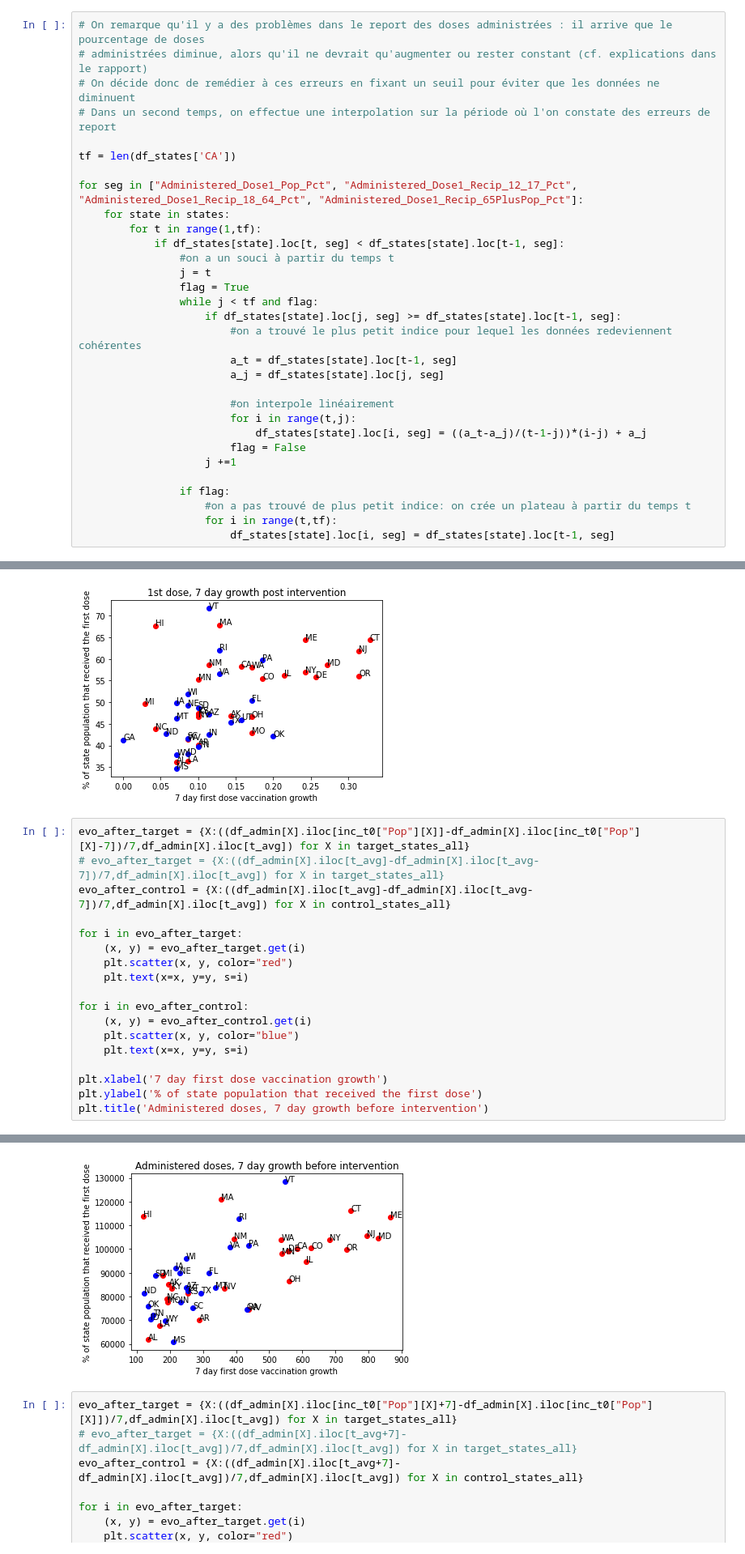
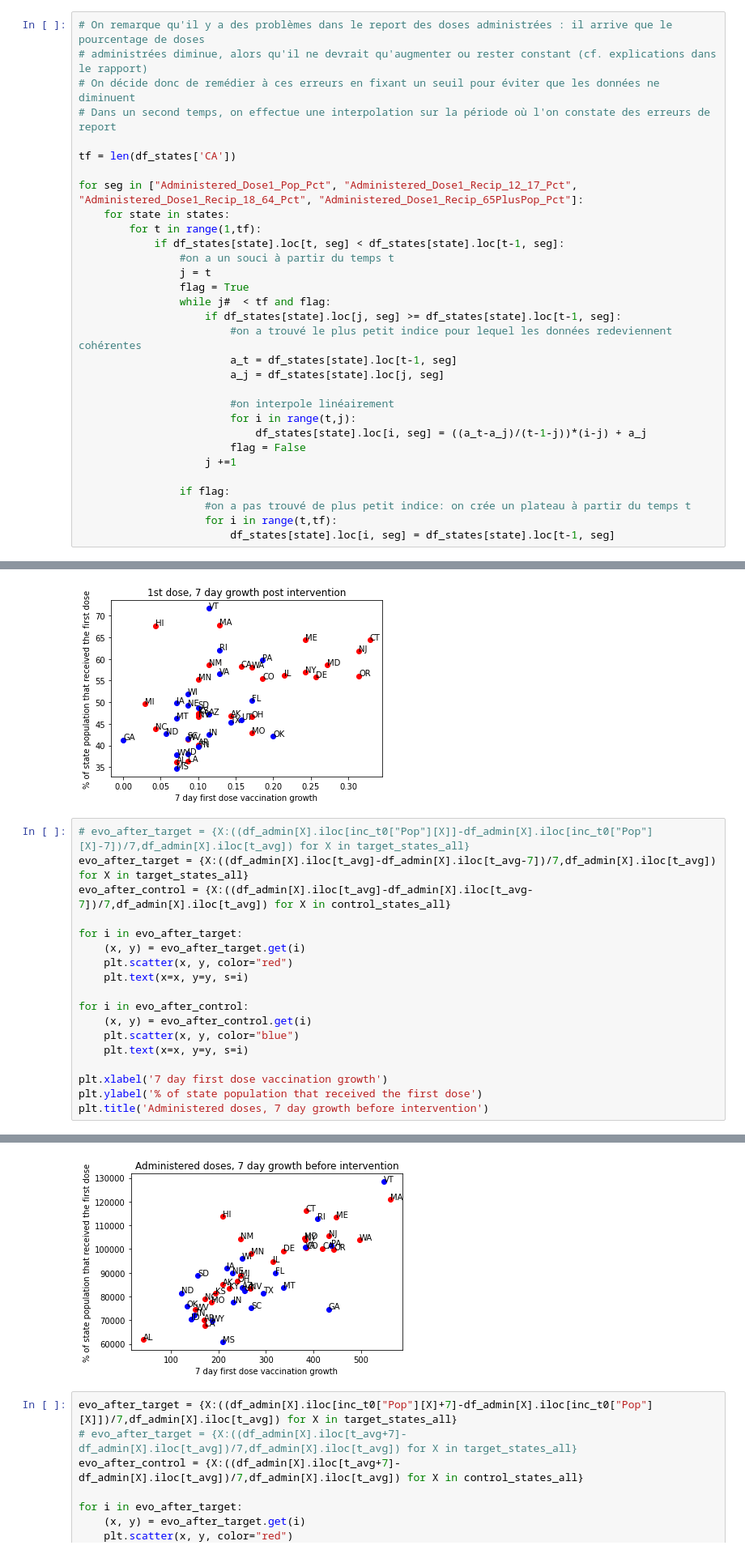
Before and after one commit to LucasLeforestier/IncentivesCovid, a Jupyter notebook: state_situation.ipynb, the cells around one changed output, grey strips where cells are left out. Shown at 81% size. Drawn from its saved outputs; the diff is of its cells as text.

```diff
--- a/state_situation.ipynb
+++ b/state_situation.ipynb
@@ -49,7 +49,7 @@ for seg in ["Administered_Dose1_Pop_Pct", "Administered_Dose1_Recip_12_17_Pct",
                 #on a un souci à partir du temps t
                 j = t
                 flag = True
-                while j < tf and flag:
+                while j#  < tf and flag:
                     if df_states[state].loc[j, seg] >= df_states[state].loc[t-1, seg]:
                         #on a trouvé le plus petit indice pour lequel les données redeviennent cohérentes
                         a_t = df_states[state].loc[t-1, seg]
@@ -187,26 +187,26 @@ plt.title('1st dose, 7 day growth post intervention')
 Text(0.5, 1.0, '1st dose, 7 day growth post intervention')
 [figure]
 # %%
-evo_after_target = {X:((df_admin[X].iloc[inc_t0["Pop"][X]]-df_admin[X].iloc[inc_t0["Pop"][X]-7])/7,df_admin[X].iloc[t_avg]) for X in target_states_all}
-# evo_after_target = {X:((df_admin[X].iloc[t_avg]-df_admin[X].iloc[t_avg-7])/7,df_admin[X].iloc[t_avg]) for X in target_states_all}
+# evo_after_target = {X:((df_admin[X].iloc[inc_t0["Pop"][X]]-df_admin[X].iloc[inc_t0["Pop"][X]-7])/7,df_admin[X].iloc[t_avg]) for X in target_states_all}
+evo_after_target = {X:((df_admin[X].iloc[t_avg]-df_admin[X].iloc[t_avg-7])/7,df_admin[X].iloc[t_avg]) for X in target_states_all}
 evo_after_control = {X:((df_admin[X].iloc[t_avg]-df_admin[X].iloc[t_avg-7])/7,df_admin[X].iloc[t_avg]) for X in control_states_all}
 
 for i in evo_after_target:
     (x, y) = evo_after_target.get(i)
     plt.scatter(x, y, color="red")
     plt.text(x=x, y=y, s=i)
 
 for i in evo_after_control:
     (x, y) = evo_after_control.get(i)
     plt.scatter(x, y, color="blue")
     plt.text(x=x, y=y, s=i)
 
 plt.xlabel('7 day first dose vaccination growth')
 plt.ylabel('% of state population that received the first dose')
 plt.title('Administered doses, 7 day growth before intervention')
 # %% [output]
 Text(0.5, 1.0, 'Administered doses, 7 day growth before intervention')
-[figure, old version]
+[figure, new version]
 # %%
 evo_after_target = {X:((df_admin[X].iloc[inc_t0["Pop"][X]+7]-df_admin[X].iloc[inc_t0["Pop"][X]])/7,df_admin[X].iloc[t_avg]) for X in target_states_all}
 # evo_after_target = {X:((df_admin[X].iloc[t_avg+7]-df_admin[X].iloc[t_avg])/7,df_admin[X].iloc[t_avg]) for X in target_states_all}
```
Also changed, not shown: 1 other file.
